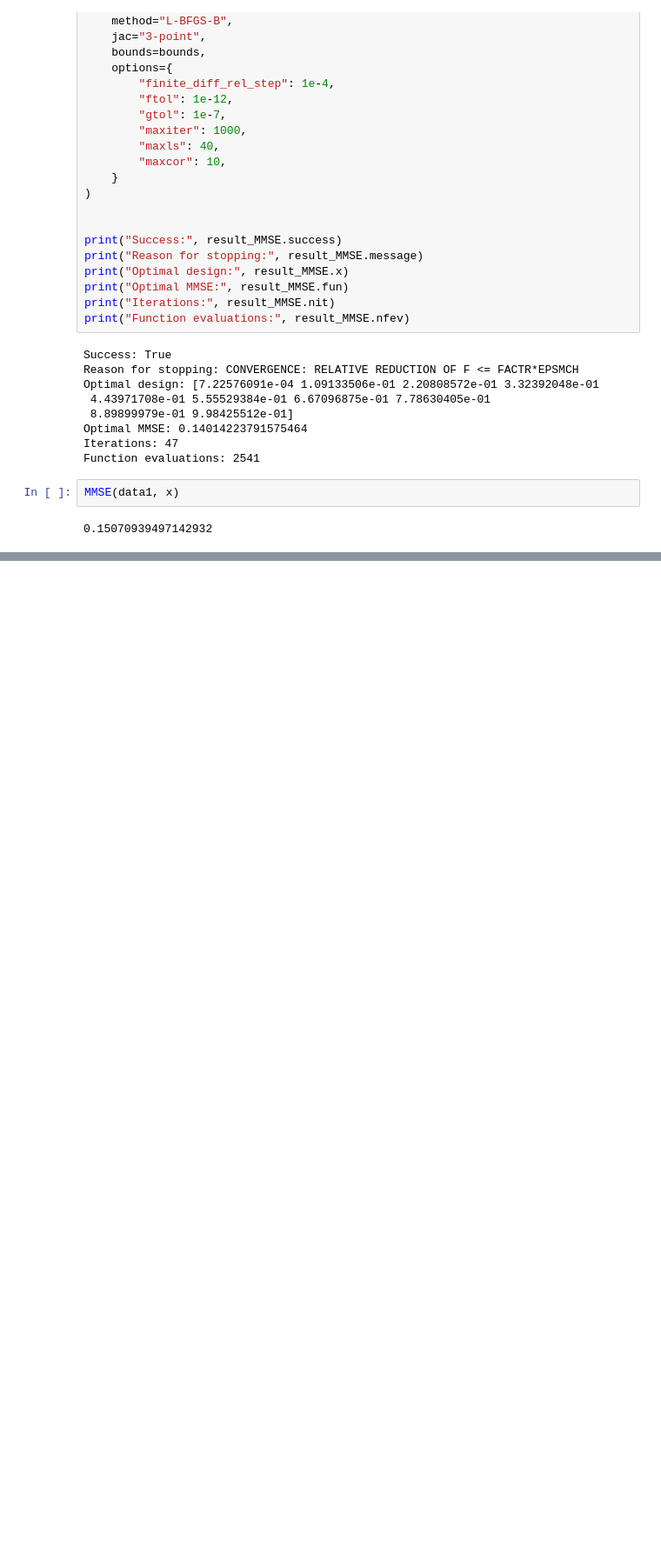
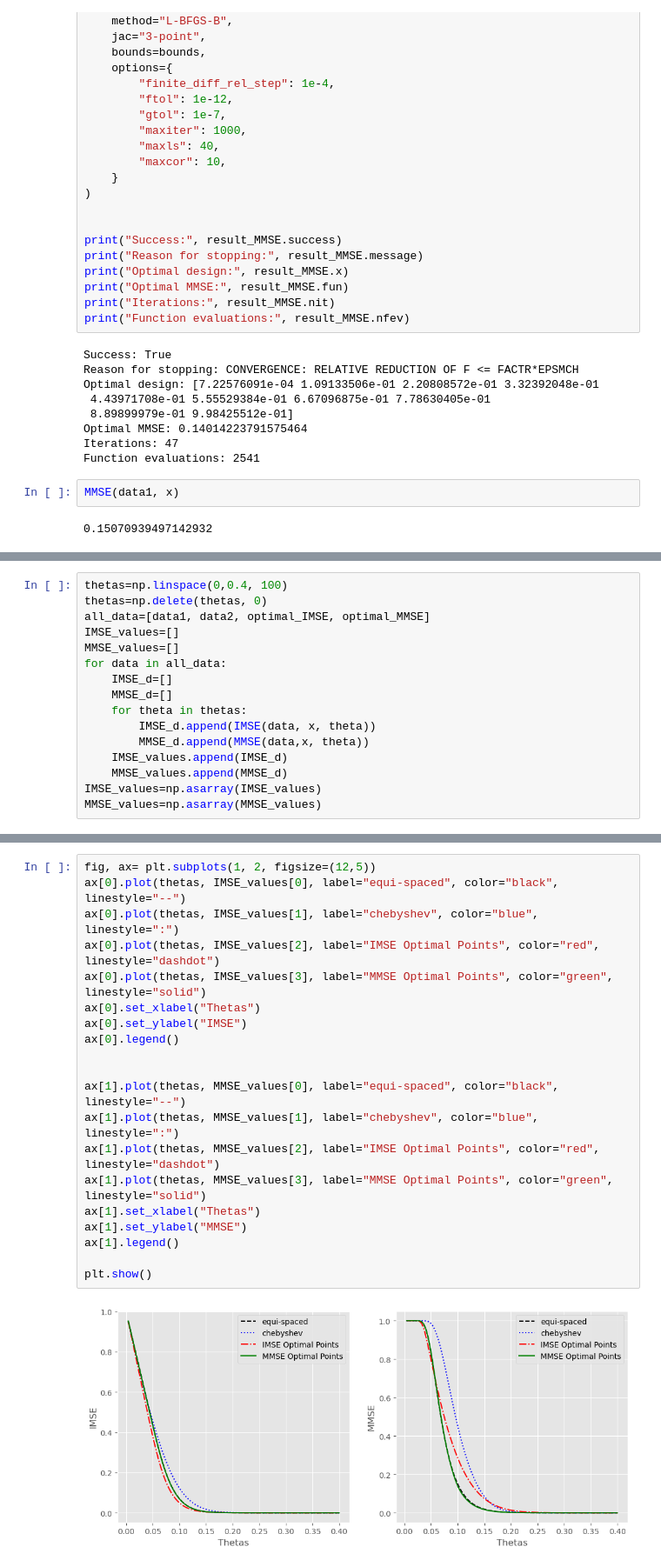
Before and after one commit to Arnab-Kumar-Debnath/Experimental-Design-for-Data-Science-and-Engineering-by-V.-Roshan-Joseph, a Jupyter notebook: Chapter 3.ipynb, the cells around one changed output, grey strips where cells are left out. Shown at 87% size. Saved outputs shown, nothing was run; the diff lists cells and outputs as text; blank space fills up the shorter version.

```diff
--- a/Chapter 3.ipynb
+++ b/Chapter 3.ipynb
@@ -295,0 +340,16 @@ MMSE(data1, x)
+# %%
+thetas=np.linspace(0,0.4, 100)
+thetas=np.delete(thetas, 0)
+all_data=[data1, data2, optimal_IMSE, optimal_MMSE]
+IMSE_values=[]
+MMSE_values=[]
+for data in all_data:
+    IMSE_d=[]
+    MMSE_d=[]
+    for theta in thetas:
+        IMSE_d.append(IMSE(data, x, theta))
+        MMSE_d.append(MMSE(data,x, theta))
+    IMSE_values.append(IMSE_d)
+    MMSE_values.append(MMSE_d)
+IMSE_values=np.asarray(IMSE_values)
+MMSE_values=np.asarray(MMSE_values)
@@ -295,0 +358,22 @@ MMSE(data1, x)
+# %%
+fig, ax= plt.subplots(1, 2, figsize=(12,5))
+ax[0].plot(thetas, IMSE_values[0], label="equi-spaced", color="black", linestyle="--")
+ax[0].plot(thetas, IMSE_values[1], label="chebyshev", color="blue", linestyle=":")
+ax[0].plot(thetas, IMSE_values[2], label="IMSE Optimal Points", color="red", linestyle="dashdot")
+ax[0].plot(thetas, IMSE_values[3], label="MMSE Optimal Points", color="green", linestyle="solid")
+ax[0].set_xlabel("Thetas")
+ax[0].set_ylabel("IMSE")
+ax[0].legend()
+
+
+ax[1].plot(thetas, MMSE_values[0], label="equi-spaced", color="black", linestyle="--")
+ax[1].plot(thetas, MMSE_values[1], label="chebyshev", color="blue", linestyle=":")
+ax[1].plot(thetas, MMSE_values[2], label="IMSE Optimal Points", color="red", linestyle="dashdot")
+ax[1].plot(thetas, MMSE_values[3], label="MMSE Optimal Points", color="green", linestyle="solid")
+ax[1].set_xlabel("Thetas")
+ax[1].set_ylabel("MMSE")
+ax[1].legend()
+
+plt.show()
+# %% [output]
+[figure, added]
```
Also changed, not shown: parts of 13 cells of this notebook.
